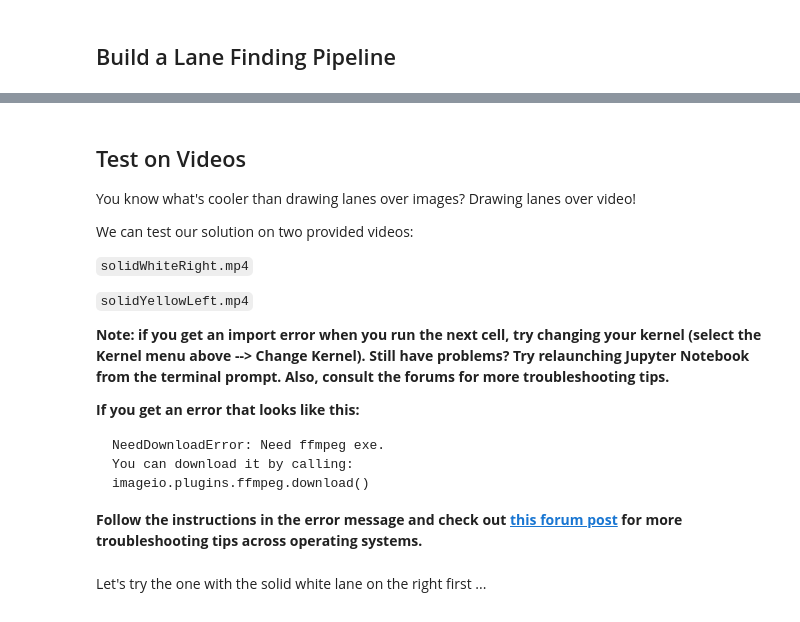
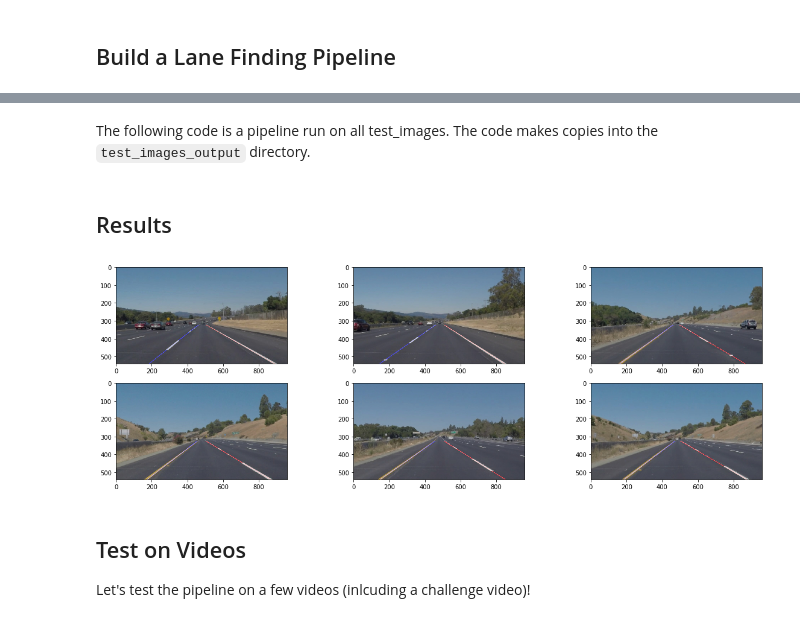
Before and after one commit to dcyoung/self-driving-car-ND-projects, a Jupyter notebook: P1-LaneLines/P1.ipynb, the cells around one changed output, grey strips where cells are left out. Cells and saved outputs as stored; diff of their text form; code cells hidden in the pictures.

Commit message:
Added writeup + general code cleanup

````diff
--- a/P1-LaneLines/P1.ipynb
+++ b/P1-LaneLines/P1.ipynb
@@ -52,6 +24,31 @@ import cv2
 # %%
+def read_image(filepath, bReadWithOpenCV=False):
+    """ Reads an image from a file
+    Args:
+        The path to the image file
+    Returns:
+        image
+    """
+    if bReadWithOpenCV:
+        return cv2.imread(filepath)
+    return mpimg.imread(filepath)
+
+
+def write_image(filepath, img, BGR=False):
+    """ Writes an image to a file
+    Args:
+        filepath: Where to write the image
+        img: The image to write
+    """
+
+    if BGR:
+        rgb = cv2.cvtColor(img, cv2.COLOR_BGR2RGB)
+        cv2.imwrite(filepath, rgb)
+    else:
+        cv2.imwrite(filepath, img)
+
 #reading in an kimage
-image = mpimg.imread('test_images/solidWhiteRight.jpg')
+image = read_image('test_images/solidWhiteRight.jpg')
 
 #printing out some stats and plotting
 print('This image is:', type(image), 'with dimensions:', image.shape)
@@ -198,20 +354,2 @@ Try tuning the various parameters, especially the low and high Canny thresholds
-# %% [markdown]
-## Test on Videos
-
-You know what's cooler than drawing lanes over images? Drawing lanes over video!
-
-We can test our solution on two provided videos:
-
-`solidWhiteRight.mp4`
-
-`solidYellowLeft.mp4`
-
-**Note: if you get an import error when you run the next cell, try changing your kernel (select the Kernel menu above --> Change Kernel). Still have problems? Try relaunching Jupyter Notebook from the terminal prompt. Also, consult the forums for more troubleshooting tips.**
-
-**If you get an error that looks like this:**
-```
-NeedDownloadError: Need ffmpeg exe.
-You can download it by calling:
-imageio.plugins.ffmpeg.download()
-```
-**Follow the instructions in the error message and check out [this forum post](https://discussions.udacity.com/t/project-error-of-test-on-videos/274082) for more troubleshooting tips across operating systems.**
+# %% [markdown]
+The following code is a pipeline run on all test_images. The code makes copies into the `test_images_output` directory.
@@ -218,3 +426,20 @@ imageio.plugins.ffmpeg.download()
+# %% [markdown]
+## Results
+# %%
+# Read the produced files into a list
+output_dir = "./test_images_output/"
+filenames = os.listdir(output_dir)
+plt.figure(figsize=(20,10))
+columns = 3
+for i, img_file in enumerate(filenames):
+    plt.subplot(len(filenames) / columns + 1, columns, i + 1)
+    plt.imshow(read_image(output_dir + img_file))
+# %% [output]
+[figure, added]
+# %% [markdown]
+## Test on Videos
+
+Let's test the pipeline on a few videos (inlcuding a challenge video)!
 # %%
 # Import everything needed to edit/save/watch video clips
 from moviepy.editor import VideoFileClip
@@ -229,2 +446,0 @@ def process_image(image):
-# %% [markdown]
-Let's try the one with the solid white lane on the right first ...
````
Also changed, not shown: parts of 33 cells of this notebook, 19 other files.
